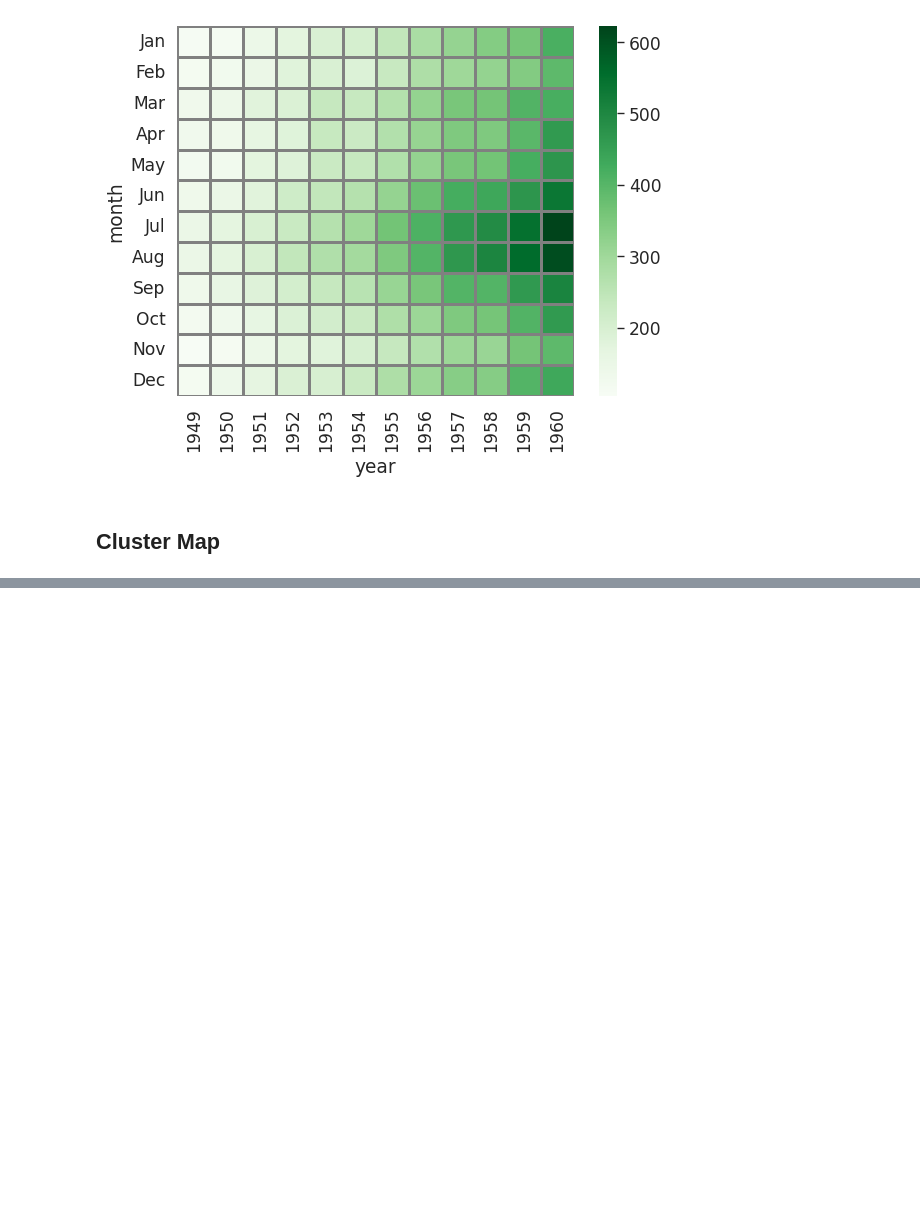
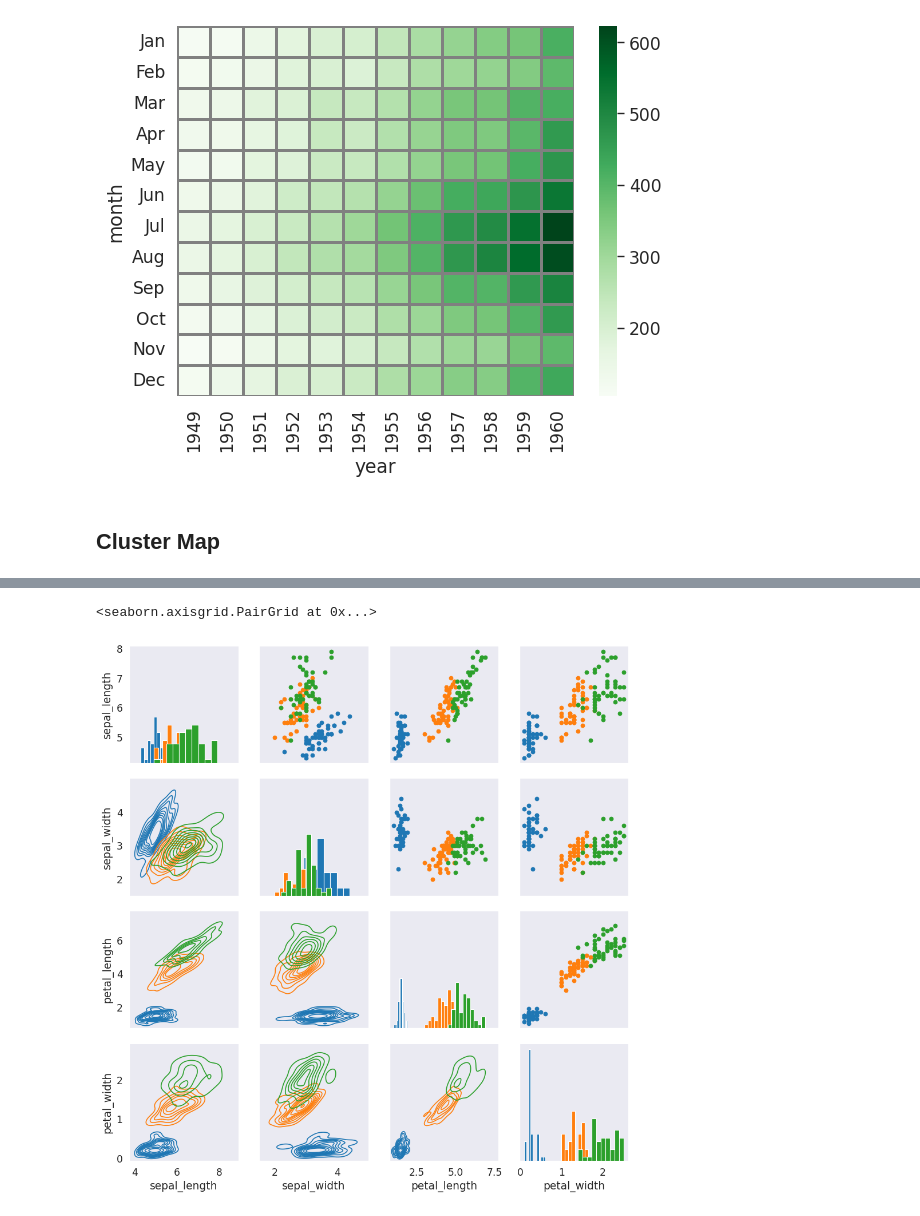
Before and after one commit to EdwinKingori/Seaborn_DataVisualizations, a Jupyter notebook: seaborn_layout.ipynb, the cells around one changed output, grey strips where cells are left out. Saved outputs shown, nothing was run; the diff lists cells and outputs as text; code cells hidden in the pictures; blank space fills up the shorter version.

```diff
--- a/seaborn_layout.ipynb
+++ b/seaborn_layout.ipynb
@@ -361,0 +412,13 @@ sns.heatmap(flights, cmap = 'Greens', linewidth = 1, linecolor = 'grey' )
+# %%
+#Placing a scatterplot in the upper grid, a kde plot in the lower grid, and a histogram in the diognal grid
+iris_df = sns.PairGrid(iris, hue = 'species')
+
+# plotting the diognal hist
+iris_df.map_diag(plt.hist)
+
+# upper scatter and lower kde
+iris_df.map_upper(plt.scatter)
+iris_df.map_lower(sns.kdeplot)
+# %% [output]
+<seaborn.axisgrid.PairGrid at 0x...>
+[figure, added]
```
Also changed, not shown: parts of 15 cells of this notebook.
